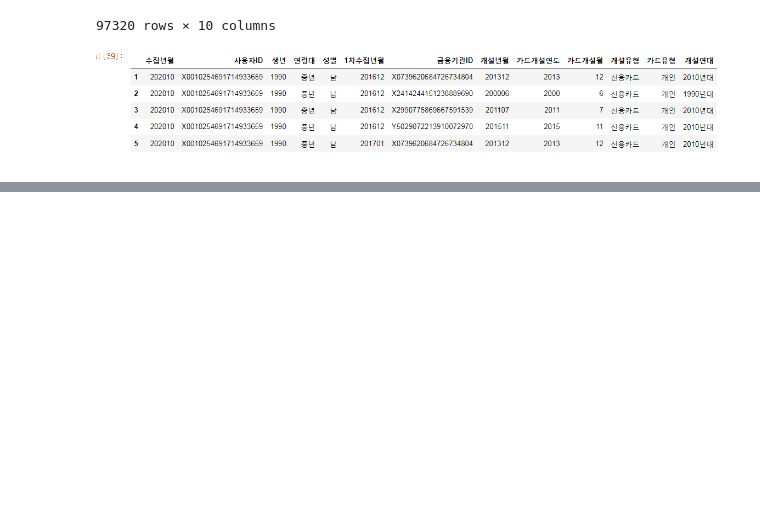
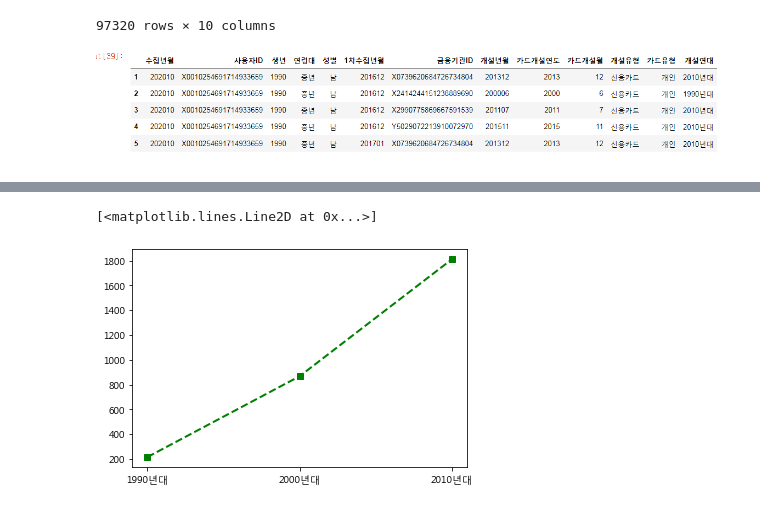
Before and after one commit to jun-young000/pandas, a Jupyter notebook: source_code/pandas 종합과제 문제FIN.ipynb, the cells around one changed output, grey strips where cells are left out. Drawn from its saved outputs; the diff is of its cells as text; code cells hidden in the pictures; blank space fills up the shorter version.

```diff
--- a/source_code/pandas 종합과제 문제FIN.ipynb
+++ b/source_code/pandas 종합과제 문제FIN.ipynb
@@ -921,6 +987,14 @@ ConversionError: Failed to convert value(s) to axis units: ['청년', '중년',
 # %%
 # 18 fin_data df를 이용하여 각 연대별 발급건수를 표현하는 피봇테이블을 생성하고 해당 테이블을
 # 사용하여 각 연대별 신용카드 발급 추이를 나타내는 그래프를 그리시오
+
+p_year = pd.pivot_table(fin_data, index=['개설연대'],values=['생년'],aggfunc=len)
+# p_year
+plt.plot(p_year, lw=2, marker='s', c='g',ls='--')
+plt.show()
+# %% [output]
+[<matplotlib.lines.Line2D at 0x...>]
+[figure, added]
 # %%
 # 19 신용카드의 각 연도별 발급건수를 계산하고 연도별 오름차순으로 정렬하시오.
 # 결과를 변수에 저장하시오
```
Also changed, not shown: parts of 40 cells of this notebook.
